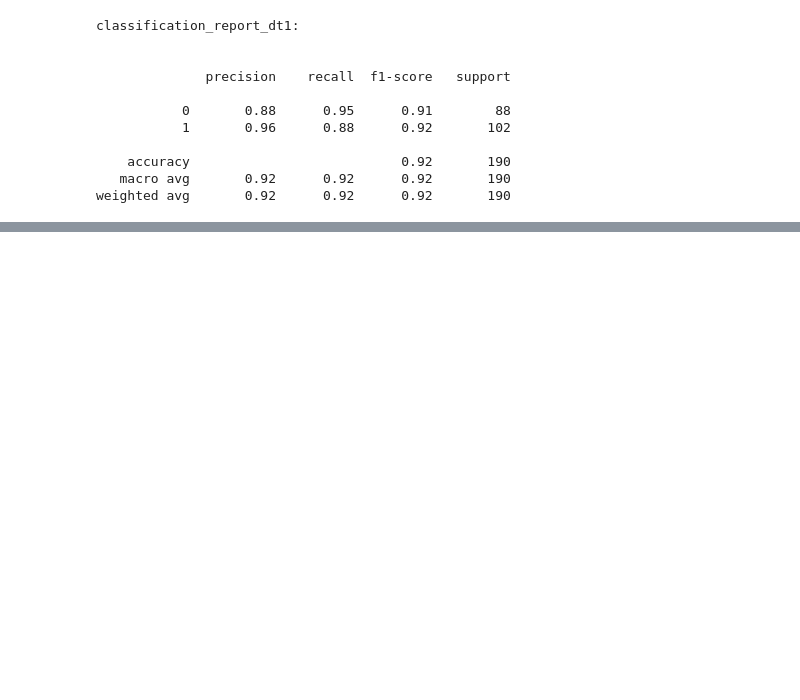
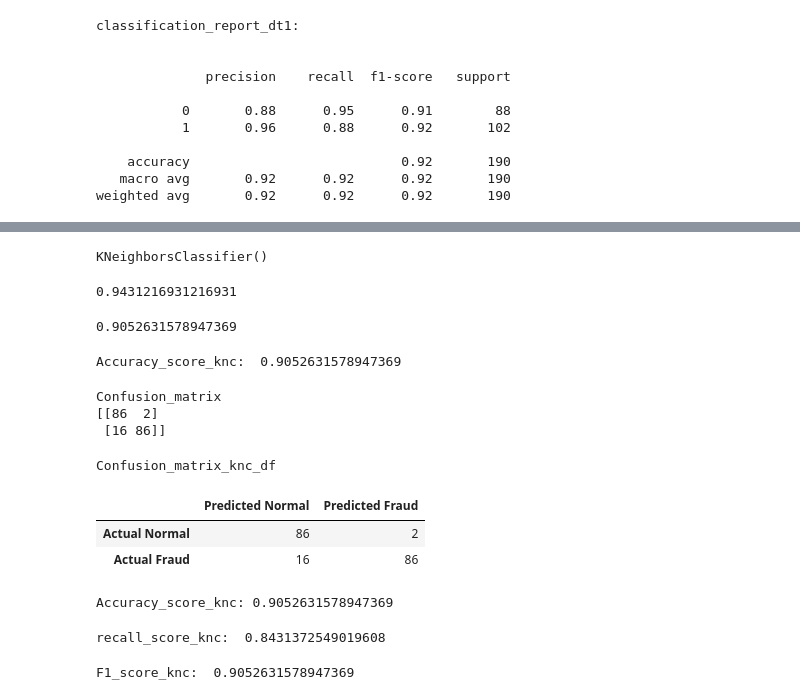
Before and after one commit to Rupesh-Mane/credit-card-fraud-detection, a Jupyter notebook: notebook/credit_card_fraud_detection.ipynb, the cells around one changed output, grey strips where cells are left out. Drawn from its saved outputs; the diff is of its cells as text; code cells hidden in the pictures; blank space fills up the shorter version.

Commit message:
KNN--->KNeighborsClassifier

```diff
--- a/notebook/credit_card_fraud_detection.ipynb
+++ b/notebook/credit_card_fraud_detection.ipynb
@@ -606,0 +611,8 @@ weighted avg       0.92      0.92      0.92       190
+# %%
+knc=KNeighborsClassifier()
+# %%
+knc.fit(x_train,y_train)
+# %% [output]
+KNeighborsClassifier()
+# %%
+y_pred_knc=knc.predict(x_test)
@@ -606,0 +622,39 @@ weighted avg       0.92      0.92      0.92       190
+# %%
+x_train_score_knc
+# %% [output]
+0.9431216931216931
+# %%
+x_test_score_knc
+# %% [output]
+0.9052631578947369
+# %%
+print("Accuracy_score_knc: ", accuracy_score(y_test,y_pred_knc))
+# %% [output]
+Accuracy_score_knc:  0.9052631578947369
+# %%
+print("Confusion_matrix")
+print(confusion_matrix(y_test,y_pred_knc))
+# %% [output]
+Confusion_matrix
+[[86  2]
+ [16 86]]
+# %%
+print("Confusion_matrix_knc_df ")
+pd.DataFrame(confusion_matrix(y_test,y_pred_knc), columns=["Predicted Normal", "Predicted Fraud"], index=["Actual Normal", "Actual Fraud"])
+# %% [output]
+Confusion_matrix_knc_df
+|  | Predicted Normal | Predicted Fraud |
+| Actual Normal | 86 | 2 |
+| Actual Fraud | 16 | 86 |
+# %%
+print("Accuracy_score_knc:",accuracy_score(y_test,y_pred_knc))
+# %% [output]
+Accuracy_score_knc: 0.9052631578947369
+# %%
+print("recall_score_knc: ",recall_score(y_test,y_pred_knc))
+# %% [output]
+recall_score_knc:  0.8431372549019608
+# %%
+print("F1_score_knc: ",f1_score(y_test,y_pred_knc))
+# %% [output]
+F1_score_knc:  0.9052631578947369
```
Also changed, not shown: parts of 22 cells of this notebook.
